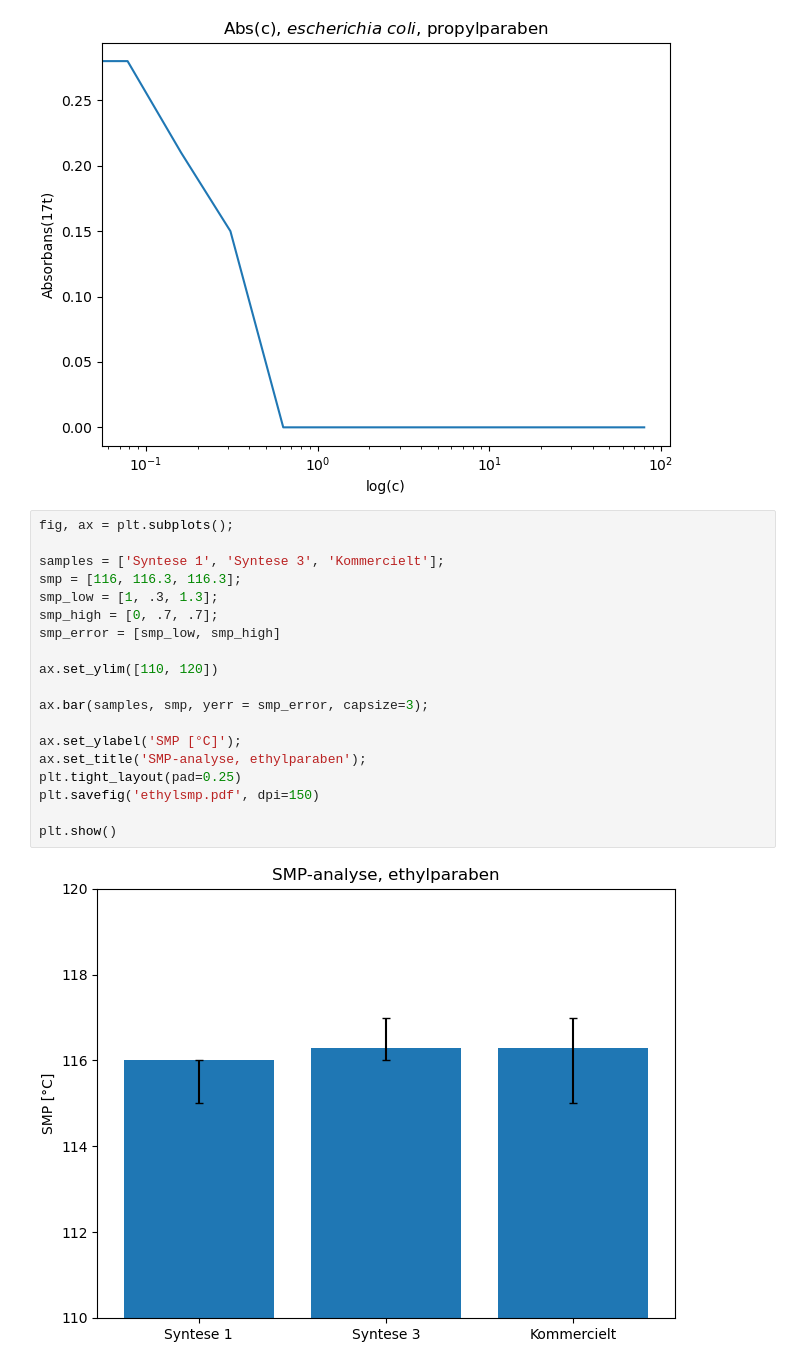
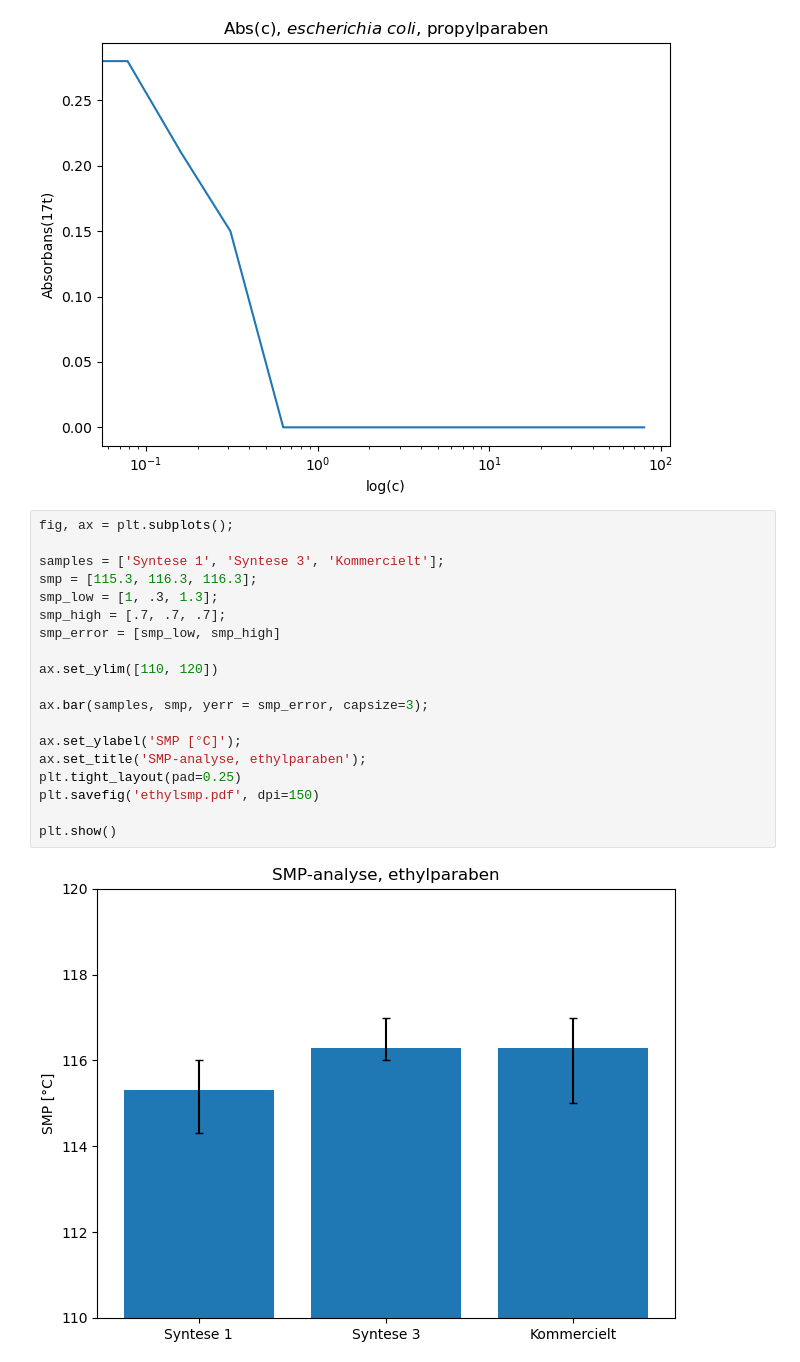
Before and after one commit to oliverbager/teknikfag, a Jupyter notebook: databehandling.ipynb, the cells around one changed output. Cells and saved outputs as stored; diff of their text form.

```diff
--- a/databehandling.ipynb
+++ b/databehandling.ipynb
@@ -89,24 +85,24 @@ micPlot('micecpropyl', "Abs(c), $\it{escherichia~coli}$, propylparaben", 'G', 'E
 # %%
 fig, ax = plt.subplots();
 
 samples = ['Syntese 1', 'Syntese 3', 'Kommercielt'];
-smp = [116, 116.3, 116.3];
+smp = [115.3, 116.3, 116.3];
 smp_low = [1, .3, 1.3];
-smp_high = [0, .7, .7];
+smp_high = [.7, .7, .7];
 smp_error = [smp_low, smp_high]
 
 ax.set_ylim([110, 120])
 
 ax.bar(samples, smp, yerr = smp_error, capsize=3);
 
 ax.set_ylabel('SMP [°C]');
 ax.set_title('SMP-analyse, ethylparaben');
 plt.tight_layout(pad=0.25)
 plt.savefig('ethylsmp.pdf', dpi=150)
 
 plt.show()
 # %% [output]
-[figure, old version]
+[figure, new version]
 # %%
 fig, ax = plt.subplots();
 
```
Also changed, not shown: parts of 7 cells of this notebook, 8 other files.
